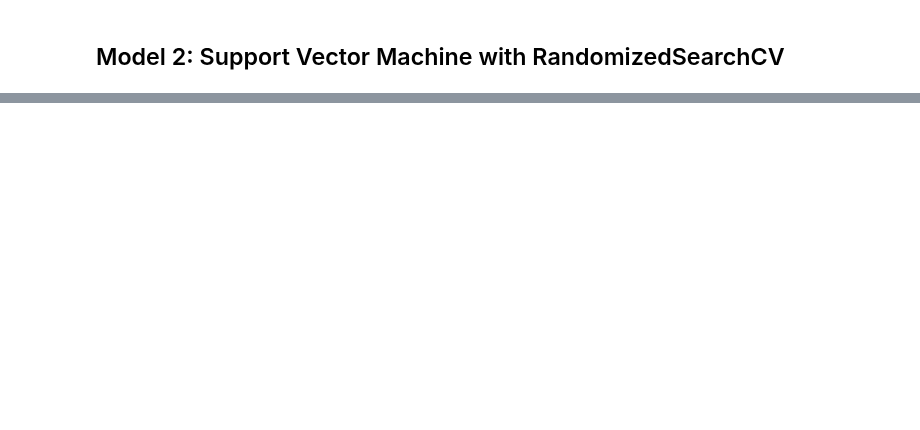
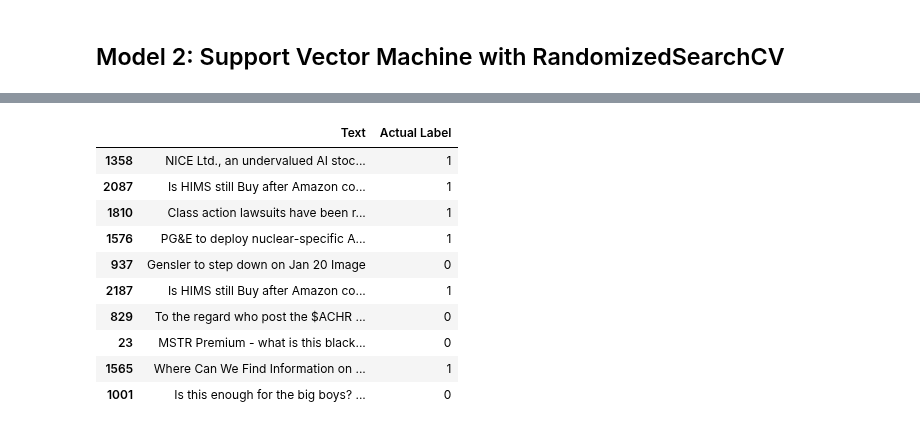
Before and after one commit to grahamjh99/Project-2-Subreddit-Classification, a Jupyter notebook: Project 3 Graham.ipynb, the cells around one changed output, grey strips where cells are left out. Cells and saved outputs as stored; diff of their text form; code cells hidden in the pictures; blank space fills up the shorter version.

```diff
--- a/Project 3 Graham.ipynb
+++ b/Project 3 Graham.ipynb
@@ -379,0 +428,27 @@ Test Accuracy: 0.9654545454545455
+# %%
+# Select a few random sample indices from the test set
+sample = X_test.sample(10, random_state=42).index
+
+# Extract sample data for actual values and features
+sample_X = X_test.loc[sample]
+sample_y_actual = y_test.loc[sample]
+
+# Create a DataFrame to display the results
+sample_results = pd.DataFrame({
+    'Text': sample_X['title'] + " " + sample_X['self_text'],  # Combine relevant columns if necessary
+    'Actual Label': sample_y_actual
+})
+pd.set_option('display.max_colwidth', None)  # Set to None for unlimited width
+sample_results.head(10)
+# %% [output]
+|  | Text | Actual Label |
+| 1358 | NICE Ltd., an undervalued AI stoc... | 1 |
+| 2087 | Is HIMS still Buy after Amazon co... | 1 |
+| 1810 | Class action lawsuits have been r... | 1 |
+| 1576 | PG&E to deploy nuclear-specific A... | 1 |
+| 937 | Gensler to step down on Jan 20 Image | 0 |
+| 2187 | Is HIMS still Buy after Amazon co... | 1 |
+| 829 | To the regard who post the $ACHR ... | 0 |
+| 23 | MSTR Premium - what is this black... | 0 |
+| 1565 | Where Can We Find Information on ... | 1 |
+| 1001 | Is this enough for the big boys? ... | 0 |
```
Also changed, not shown: parts of 19 cells of this notebook, 10 other files.
